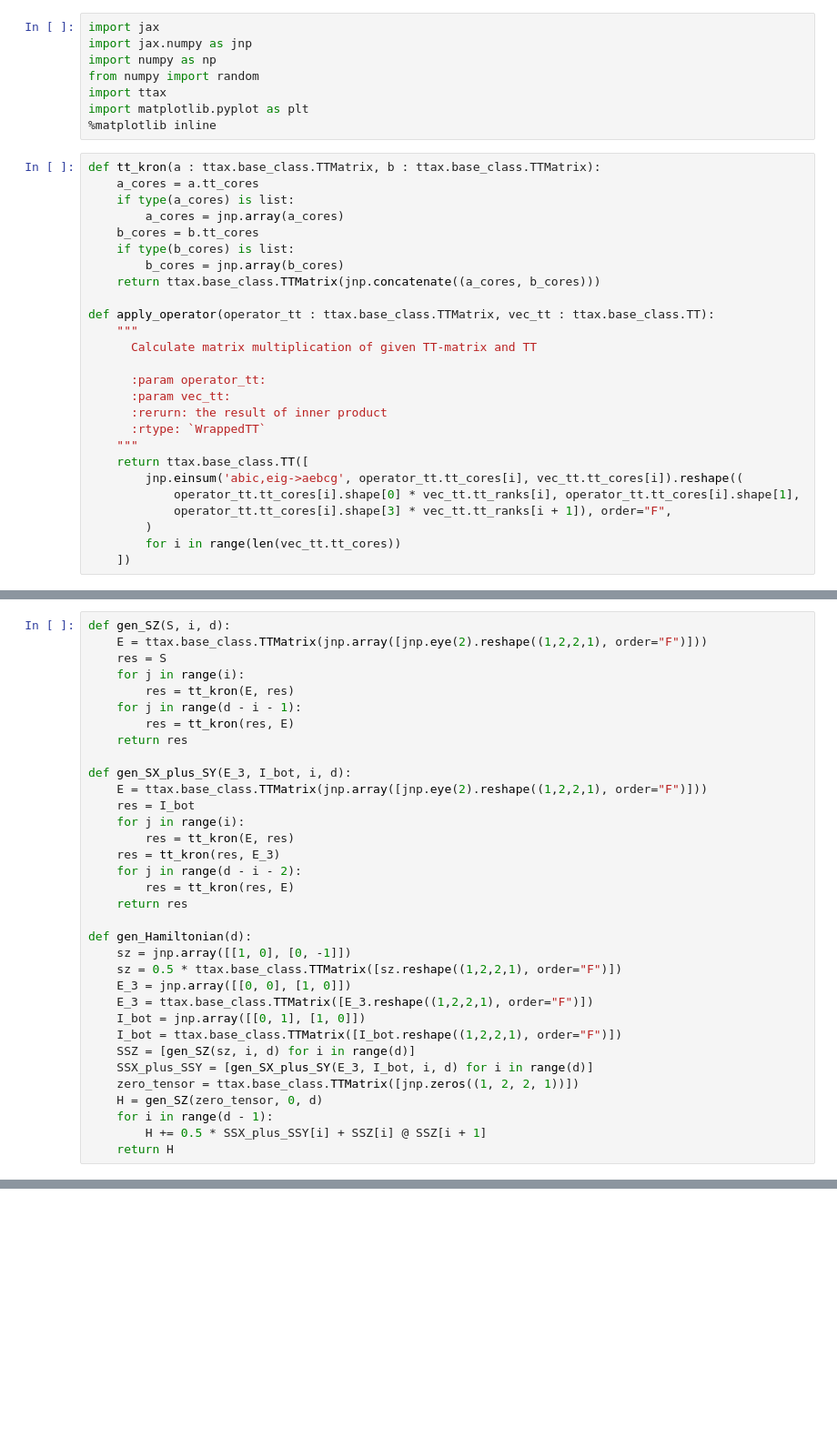
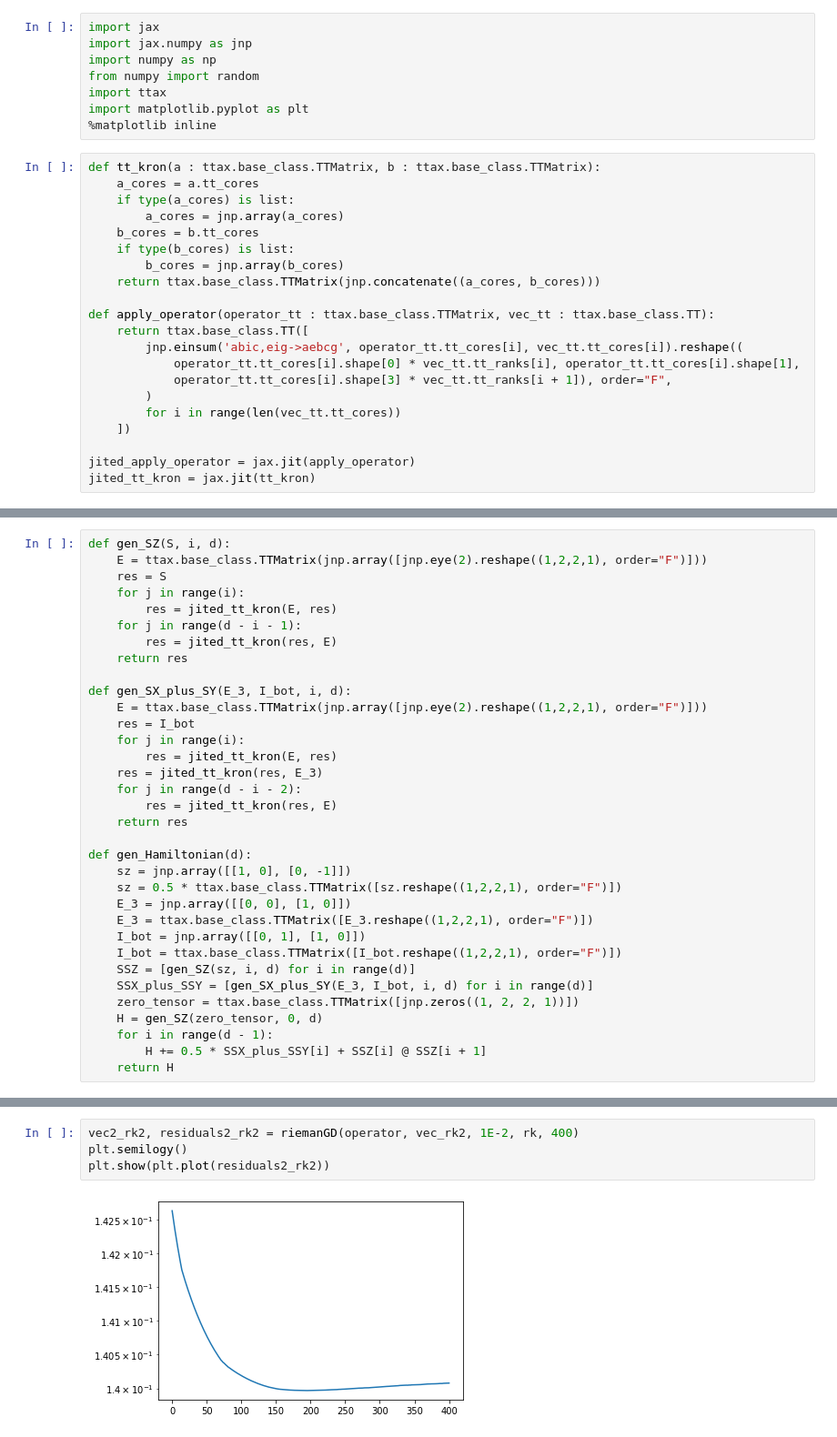
Before and after one commit to johanDDC/RiemannianOptimizationTT, a Jupyter notebook: partial_evp/haisenberg_model.ipynb, the cells around one changed output, grey strips where cells are left out. Shown at 91% size. Cells and saved outputs as stored; diff of their text form; blank space fills up the shorter version.

```diff
--- a/partial_evp/haisenberg_model.ipynb
+++ b/partial_evp/haisenberg_model.ipynb
@@ -166,14 +166,6 @@ def tt_kron(a : ttax.base_class.TTMatrix, b : ttax.base_class.TTMatrix):
     return ttax.base_class.TTMatrix(jnp.concatenate((a_cores, b_cores)))
 
 def apply_operator(operator_tt : ttax.base_class.TTMatrix, vec_tt : ttax.base_class.TT):
-    """
-      Calculate matrix multiplication of given TT-matrix and TT
-
-      :param operator_tt:
-      :param vec_tt:
-      :rerurn: the result of inner product
-      :rtype: `WrappedTT`
-    """
     return ttax.base_class.TT([
         jnp.einsum('abic,eig->aebcg', operator_tt.tt_cores[i], vec_tt.tt_cores[i]).reshape((
             operator_tt.tt_cores[i].shape[0] * vec_tt.tt_ranks[i], operator_tt.tt_cores[i].shape[1],
@@ -181,6 +173,9 @@ def apply_operator(operator_tt : ttax.base_class.TTMatrix, vec_tt : ttax.base_cl
         )
         for i in range(len(vec_tt.tt_cores))
     ])
+
+jited_apply_operator = jax.jit(apply_operator)
+jited_tt_kron = jax.jit(tt_kron)
 # %%
 E = ttax.base_class.TTMatrix(jnp.array([jnp.eye(2).reshape((1,2,2,1), order="F")]))
 E2 = tt_kron(E, E)
@@ -207,19 +192,19 @@ def gen_SZ(S, i, d):
     E = ttax.base_class.TTMatrix(jnp.array([jnp.eye(2).reshape((1,2,2,1), order="F")]))
     res = S
     for j in range(i):
-        res = tt_kron(E, res)
+        res = jited_tt_kron(E, res)
     for j in range(d - i - 1):
-        res = tt_kron(res, E)
+        res = jited_tt_kron(res, E)
     return res
 
 def gen_SX_plus_SY(E_3, I_bot, i, d):
     E = ttax.base_class.TTMatrix(jnp.array([jnp.eye(2).reshape((1,2,2,1), order="F")]))
     res = I_bot
     for j in range(i):
-        res = tt_kron(E, res)
-    res = tt_kron(res, E_3)
+        res = jited_tt_kron(E, res)
+    res = jited_tt_kron(res, E_3)
     for j in range(d - i - 2):
-        res = tt_kron(res, E)
+        res = jited_tt_kron(res, E)
     return res
 
 def gen_Hamiltonian(d):
@@ -344,0 +331,6 @@ print(H.tt_cores[5] + (-1) * H.tt_cores[3])
+# %%
+vec2_rk2, residuals2_rk2 = riemanGD(operator, vec_rk2, 1E-2, rk, 400)
+plt.semilogy()
+plt.show(plt.plot(residuals2_rk2))
+# %% [output]
+[figure, added]
```
Also changed, not shown: parts of 15 cells of this notebook.
